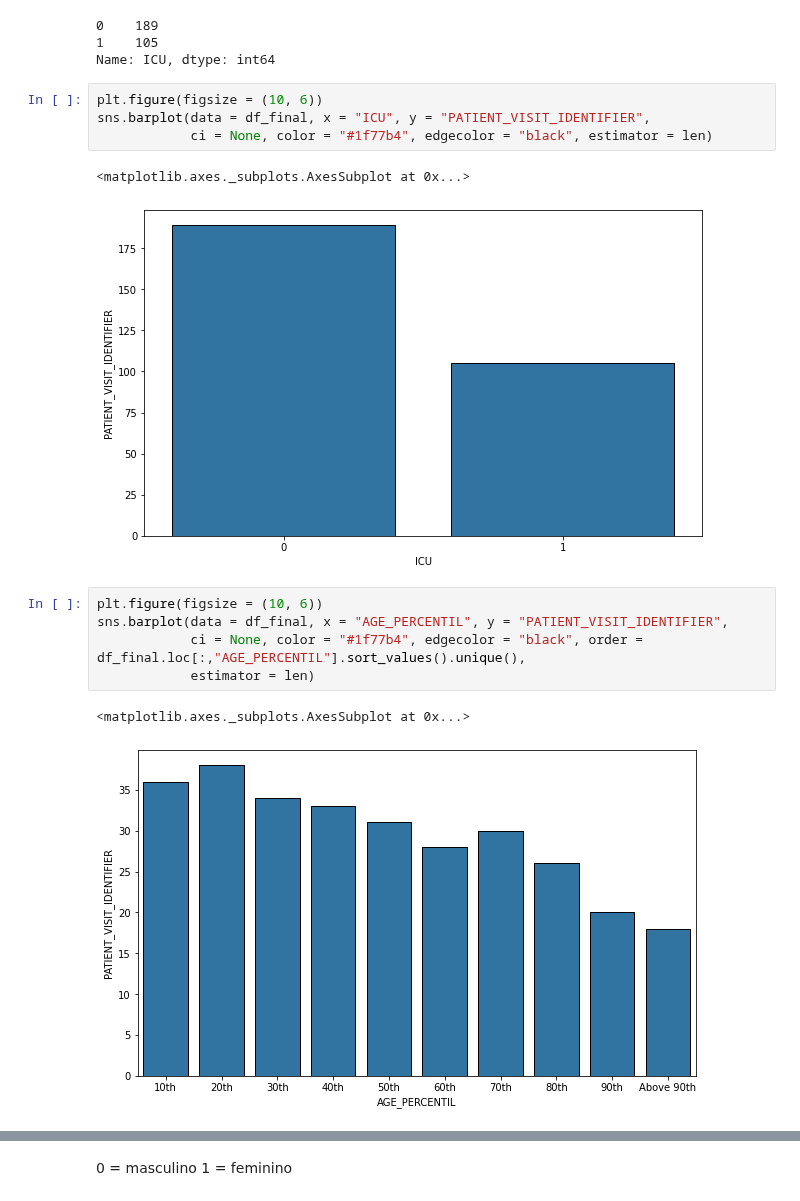
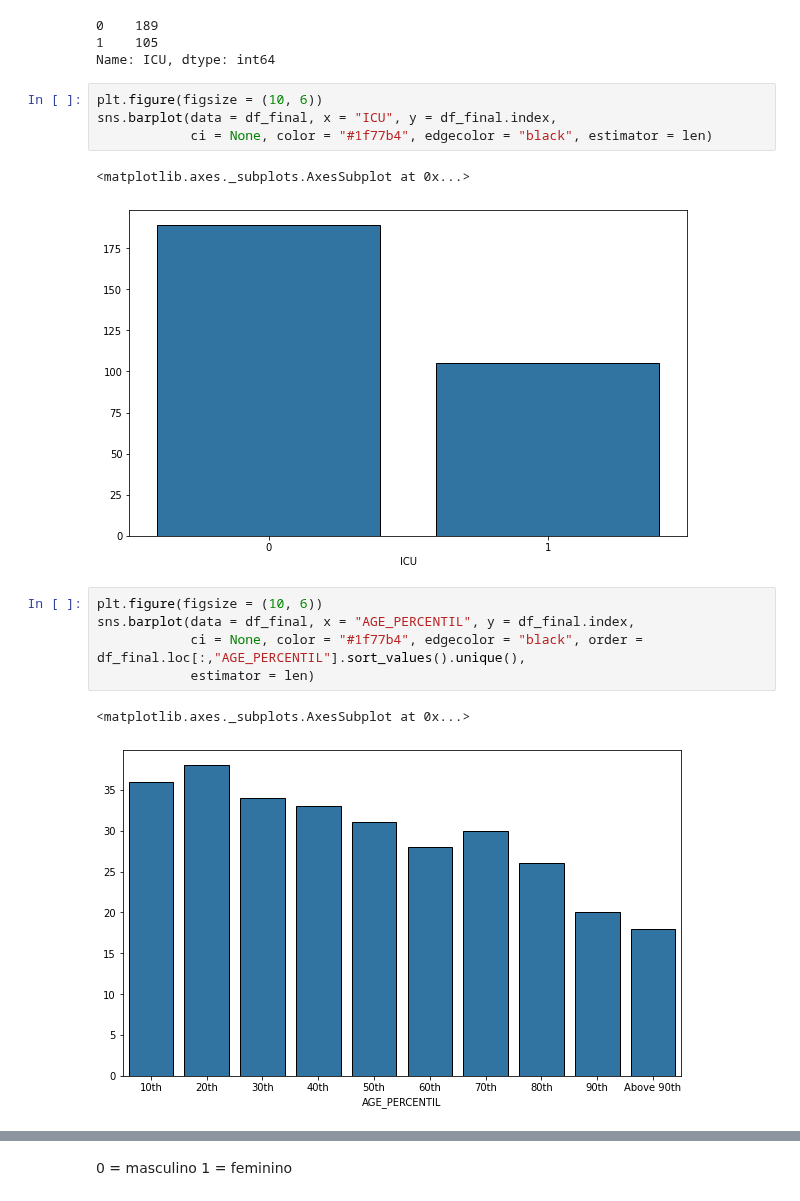
Before and after one commit to RPGraciotti/BootCampAlura, a Jupyter notebook: Projeto_final/Exploratoria.ipynb, the cells around one changed output, grey strips where cells are left out. Drawn from its saved outputs; the diff is of its cells as text.

```diff
--- a/Projeto_final/Exploratoria.ipynb
+++ b/Projeto_final/Exploratoria.ipynb
@@ -250,18 +251,18 @@ df_final.loc[:,"ICU"].value_counts()
 Name: ICU, dtype: int64
 # %%
 plt.figure(figsize = (10, 6))
-sns.barplot(data = df_final, x = "ICU", y = "PATIENT_VISIT_IDENTIFIER",
+sns.barplot(data = df_final, x = "ICU", y = df_final.index,
             ci = None, color = "#1f77b4", edgecolor = "black", estimator = len)
 # %% [output]
 <matplotlib.axes._subplots.AxesSubplot at 0x...>
-[figure, old version]
+[figure, new version]
 # %%
 plt.figure(figsize = (10, 6))
-sns.barplot(data = df_final, x = "AGE_PERCENTIL", y = "PATIENT_VISIT_IDENTIFIER",
+sns.barplot(data = df_final, x = "AGE_PERCENTIL", y = df_final.index,
             ci = None, color = "#1f77b4", edgecolor = "black", order = df_final.loc[:,"AGE_PERCENTIL"].sort_values().unique(),
             estimator = len)
 # %% [output]
 <matplotlib.axes._subplots.AxesSubplot at 0x...>
-[figure, old version]
+[figure, new version]
 # %%
 plt.figure(figsize = (10, 6))
```
Also changed, not shown: parts of 18 cells of this notebook.
